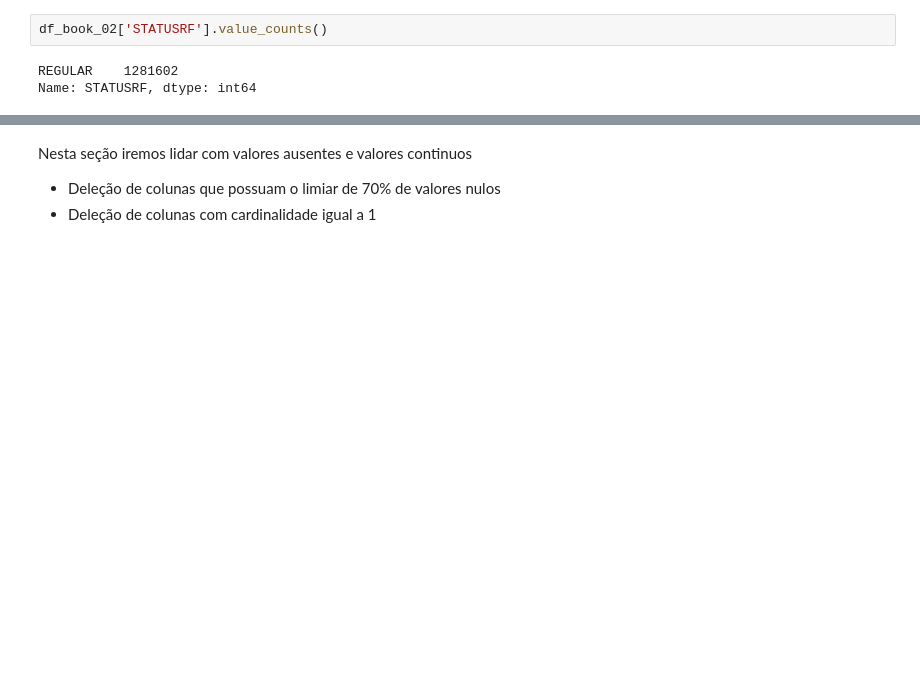
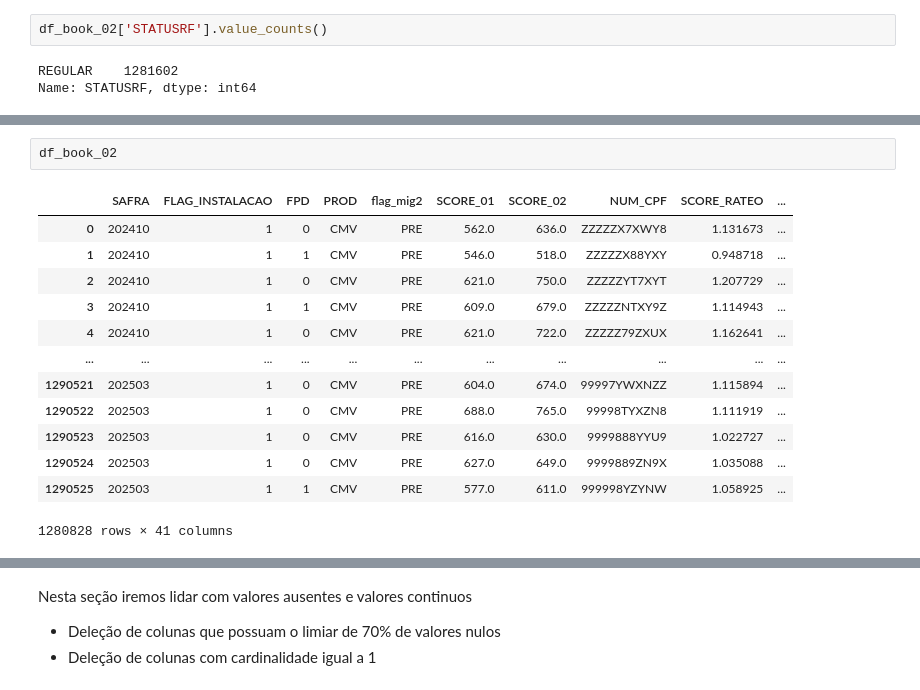
Before and after one commit to med0709/hackathon_pod_2025, a Jupyter notebook: engenharia/book_02.ipynb, the cells around one changed output, grey strips where cells are left out. Saved outputs shown, nothing was run; the diff lists cells and outputs as text; blank space fills up the shorter version.

```diff
--- a/engenharia/book_02.ipynb
+++ b/engenharia/book_02.ipynb
@@ -153,0 +187,16 @@ Name: STATUSRF, dtype: int64
+# %%
+df_book_02
+# %% [output]
+|  | SAFRA | FLAG_INSTALACAO | FPD | PROD | flag_mig2 | SCORE_01 | SCORE_02 | NUM_CPF | SCORE_RATEO | ... |
+| 0 | 202410 | 1 | 0 | CMV | PRE | 562.0 | 636.0 | ZZZZZX7XWY8 | 1.131673 | ... |
+| 1 | 202410 | 1 | 1 | CMV | PRE | 546.0 | 518.0 | ZZZZZX88YXY | 0.948718 | ... |
+| 2 | 202410 | 1 | 0 | CMV | PRE | 621.0 | 750.0 | ZZZZZYT7XYT | 1.207729 | ... |
+| 3 | 202410 | 1 | 1 | CMV | PRE | 609.0 | 679.0 | ZZZZZNTXY9Z | 1.114943 | ... |
+| 4 | 202410 | 1 | 0 | CMV | PRE | 621.0 | 722.0 | ZZZZZ79ZXUX | 1.162641 | ... |
+| ... | ... | ... | ... | ... | ... | ... | ... | ... | ... | ... |
+| 1290521 | 202503 | 1 | 0 | CMV | PRE | 604.0 | 674.0 | 99997YWXNZZ | 1.115894 | ... |
+| 1290522 | 202503 | 1 | 0 | CMV | PRE | 688.0 | 765.0 | 99998TYXZN8 | 1.111919 | ... |
+| 1290523 | 202503 | 1 | 0 | CMV | PRE | 616.0 | 630.0 | 9999888YYU9 | 1.022727 | ... |
+| 1290524 | 202503 | 1 | 0 | CMV | PRE | 627.0 | 649.0 | 9999889ZN9X | 1.035088 | ... |
+| 1290525 | 202503 | 1 | 1 | CMV | PRE | 577.0 | 611.0 | 999998YZYNW | 1.058925 | ... |
+1280828 rows × 41 columns
```
Also changed, not shown: parts of 27 cells of this notebook, 3 other files.
